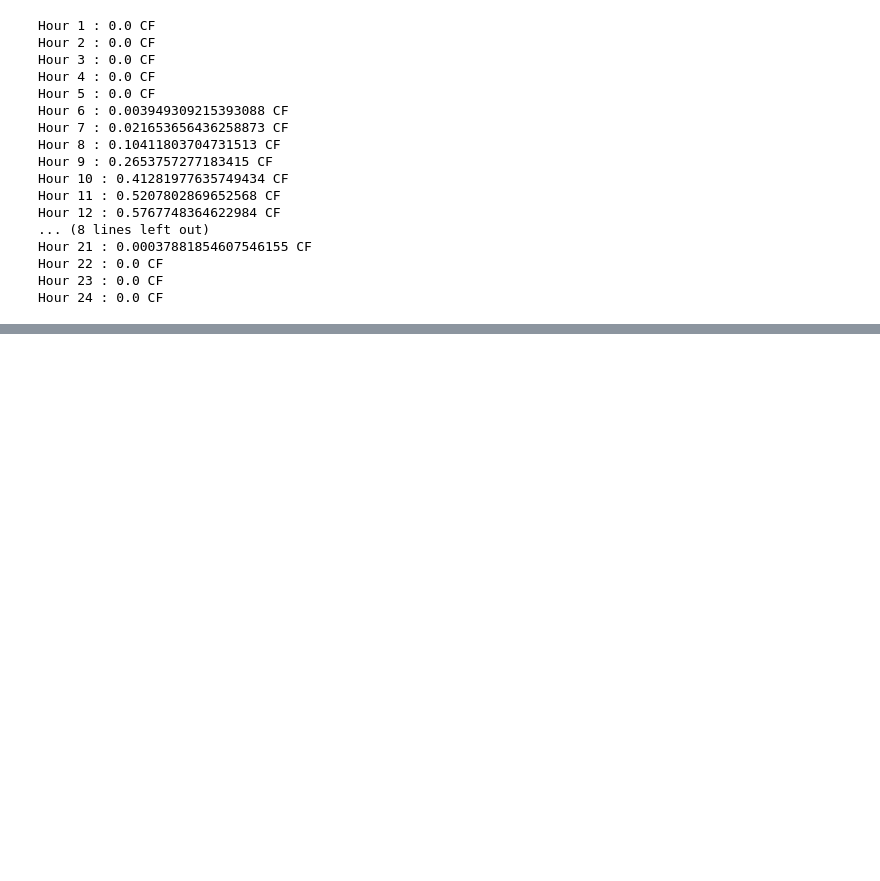
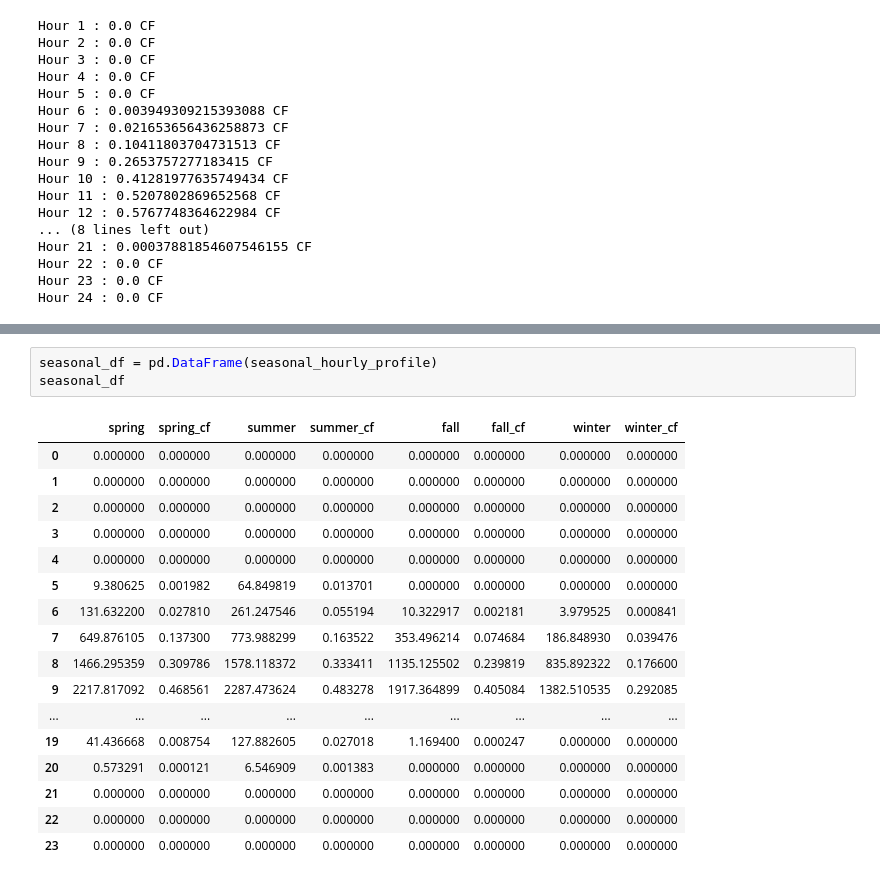
Before and after one commit to arfc/2021-04-nm-illinois, a Jupyter notebook: data/solar_energy_profile.ipynb, the cells around one changed output, grey strips where cells are left out. Cells and saved outputs as stored; diff of their text form; blank space fills up the shorter version.

```diff
--- a/data/solar_energy_profile.ipynb
+++ b/data/solar_energy_profile.ipynb
@@ -92,0 +119,21 @@ Hour 24 : 0.0 CF
+# %%
+seasonal_df = pd.DataFrame(seasonal_hourly_profile)
+seasonal_df
+# %% [output]
+|  | spring | spring_cf | summer | summer_cf | fall | fall_cf | winter | winter_cf |
+| 0 | 0.000000 | 0.000000 | 0.000000 | 0.000000 | 0.000000 | 0.000000 | 0.000000 | 0.000000 |
+| 1 | 0.000000 | 0.000000 | 0.000000 | 0.000000 | 0.000000 | 0.000000 | 0.000000 | 0.000000 |
+| 2 | 0.000000 | 0.000000 | 0.000000 | 0.000000 | 0.000000 | 0.000000 | 0.000000 | 0.000000 |
+| 3 | 0.000000 | 0.000000 | 0.000000 | 0.000000 | 0.000000 | 0.000000 | 0.000000 | 0.000000 |
+| 4 | 0.000000 | 0.000000 | 0.000000 | 0.000000 | 0.000000 | 0.000000 | 0.000000 | 0.000000 |
+| 5 | 9.380625 | 0.001982 | 64.849819 | 0.013701 | 0.000000 | 0.000000 | 0.000000 | 0.000000 |
+| 6 | 131.632200 | 0.027810 | 261.247546 | 0.055194 | 10.322917 | 0.002181 | 3.979525 | 0.000841 |
+| 7 | 649.876105 | 0.137300 | 773.988299 | 0.163522 | 353.496214 | 0.074684 | 186.848930 | 0.039476 |
+| 8 | 1466.295359 | 0.309786 | 1578.118372 | 0.333411 | 1135.125502 | 0.239819 | 835.892322 | 0.176600 |
+| 9 | 2217.817092 | 0.468561 | 2287.473624 | 0.483278 | 1917.364899 | 0.405084 | 1382.510535 | 0.292085 |
+| ... | ... | ... | ... | ... | ... | ... | ... | ... |
+| 19 | 41.436668 | 0.008754 | 127.882605 | 0.027018 | 1.169400 | 0.000247 | 0.000000 | 0.000000 |
+| 20 | 0.573291 | 0.000121 | 6.546909 | 0.001383 | 0.000000 | 0.000000 | 0.000000 | 0.000000 |
+| 21 | 0.000000 | 0.000000 | 0.000000 | 0.000000 | 0.000000 | 0.000000 | 0.000000 | 0.000000 |
+| 22 | 0.000000 | 0.000000 | 0.000000 | 0.000000 | 0.000000 | 0.000000 | 0.000000 | 0.000000 |
+| 23 | 0.000000 | 0.000000 | 0.000000 | 0.000000 | 0.000000 | 0.000000 | 0.000000 | 0.000000 |
```
Also changed, not shown: parts of 3 cells of this notebook, 1 other file.
